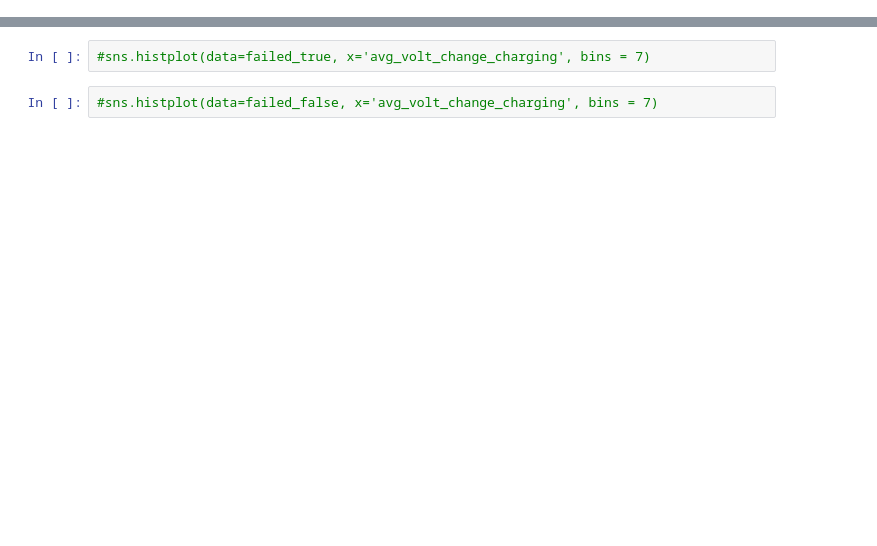
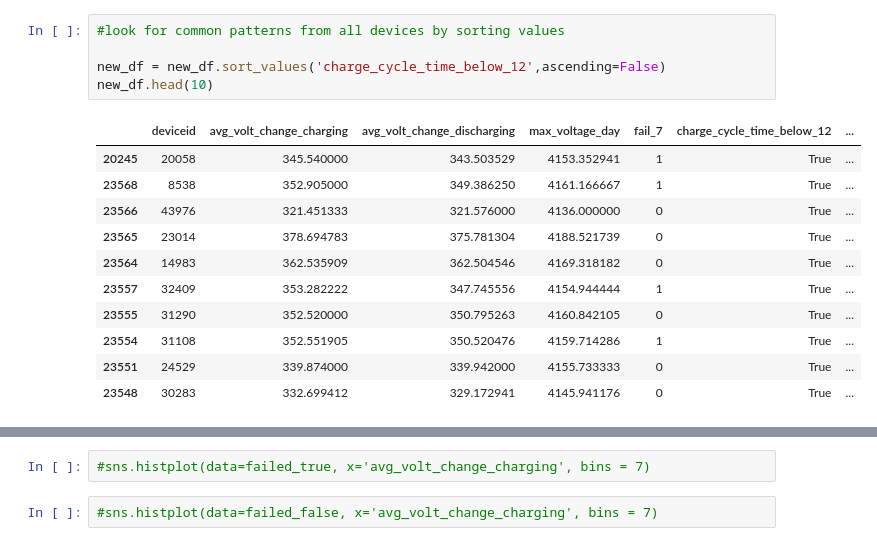
Before and after one commit to natalia-kurbakova/Baruch-Data-Challenge, a Jupyter notebook: datachallenge.ipynb, the cells around one changed output, grey strips where cells are left out. Cells and saved outputs as stored; diff of their text form; blank space fills up the shorter version.

```diff
--- a/datachallenge.ipynb
+++ b/datachallenge.ipynb
@@ -93,0 +96,17 @@ print (cols_discharging_rate)
+# %%
+#look for common patterns from all devices by sorting values
+
+new_df = new_df.sort_values('charge_cycle_time_below_12',ascending=False)
+new_df.head(10)
+# %% [output]
+|  | deviceid | avg_volt_change_charging | avg_volt_change_discharging | max_voltage_day | fail_7 | charge_cycle_time_below_12 | ... |
+| 20245 | 20058 | 345.540000 | 343.503529 | 4153.352941 | 1 | True | ... |
+| 23568 | 8538 | 352.905000 | 349.386250 | 4161.166667 | 1 | True | ... |
+| 23566 | 43976 | 321.451333 | 321.576000 | 4136.000000 | 0 | True | ... |
+| 23565 | 23014 | 378.694783 | 375.781304 | 4188.521739 | 0 | True | ... |
+| 23564 | 14983 | 362.535909 | 362.504546 | 4169.318182 | 0 | True | ... |
+| 23557 | 32409 | 353.282222 | 347.745556 | 4154.944444 | 1 | True | ... |
+| 23555 | 31290 | 352.520000 | 350.795263 | 4160.842105 | 0 | True | ... |
+| 23554 | 31108 | 352.551905 | 350.520476 | 4159.714286 | 1 | True | ... |
+| 23551 | 24529 | 339.874000 | 339.942000 | 4155.733333 | 0 | True | ... |
+| 23548 | 30283 | 332.699412 | 329.172941 | 4145.941176 | 0 | True | ... |
```
Also changed, not shown: parts of 24 cells of this notebook.
